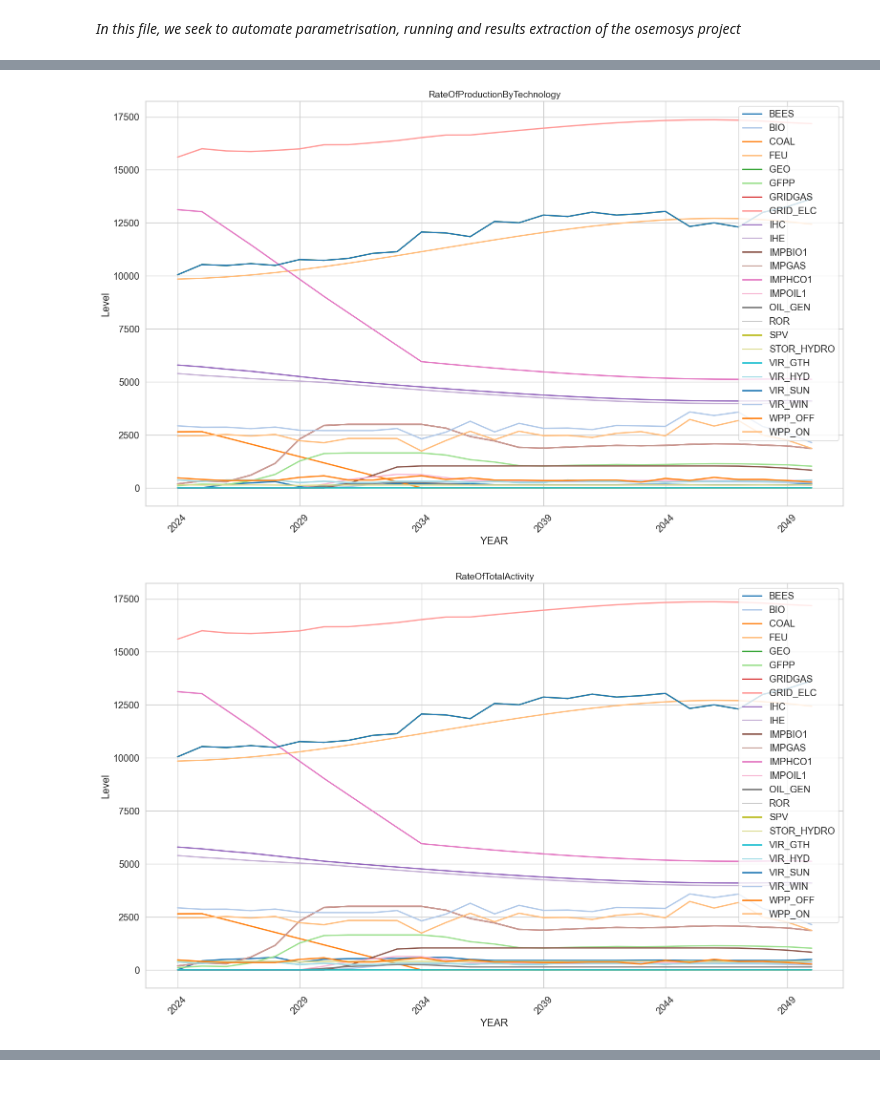
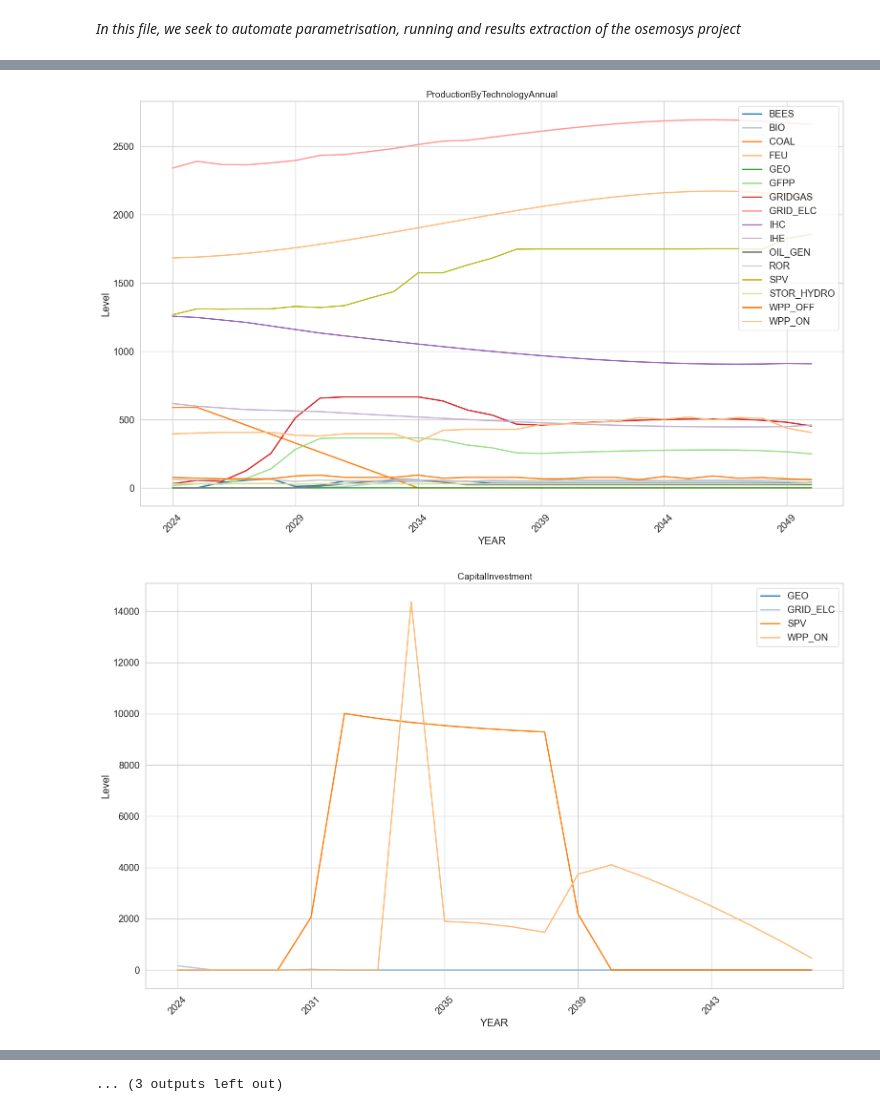
Before and after one commit to Mich8-D/Hy-run, a Jupyter notebook: gdxToplot.ipynb, the cells around one changed output, grey strips where cells are left out. Saved outputs shown, nothing was run; the diff lists cells and outputs as text; code cells hidden in the pictures.

Commit message:
gdxToplot bespoke graph filter list for the problem

```diff
--- a/gdxToplot.ipynb
+++ b/gdxToplot.ipynb
@@ -142,6 +158,14 @@ ordereddict = run_extr_gams(*selected_file)
 df_toplot = ordereddict["TotalTechnologyAnnualActivity"]
 plot_name(df_toplot, target="TECHNOLOGY", y_col="Level", x_col="YEAR", title="Total Technology Annual Activity")
 
+listmichele = [
+    "AnnualEmissions", "AnnualTechnologyEmission", "CapitalInvestment",
+    "CapitalInvestmentStorage", "OperatingCost", "ProductionByTechnologyAnnual",
+    "StorageLevelYearStart", "StorageLevelYearFinish", "StorageUpperLimit",
+    "TotalCapacityAnnual", "UseByTechnologyAnnual", "TotalDiscountedCost",
+    #"StorageLevelSeasonStart", "StorageLevelDayTypeStart"
+]
+
 #or plot all useful charts, helping me populate the "useful charts"
-plot_allusefulcharts(ordereddict)
+plot_allusefulcharts(ordereddict, filter=listmichele)
 # %% [output]
@@ -166,2 +190,2 @@ Loading results...
-[figure, old version]
+[figure, new version]
-[figure, old version]
+[figure, new version]
@@ -174,0 +200 @@ Loading results...
+... (3 outputs left out)
```
Also changed, not shown: parts of 2 cells of this notebook, 8 other files.
